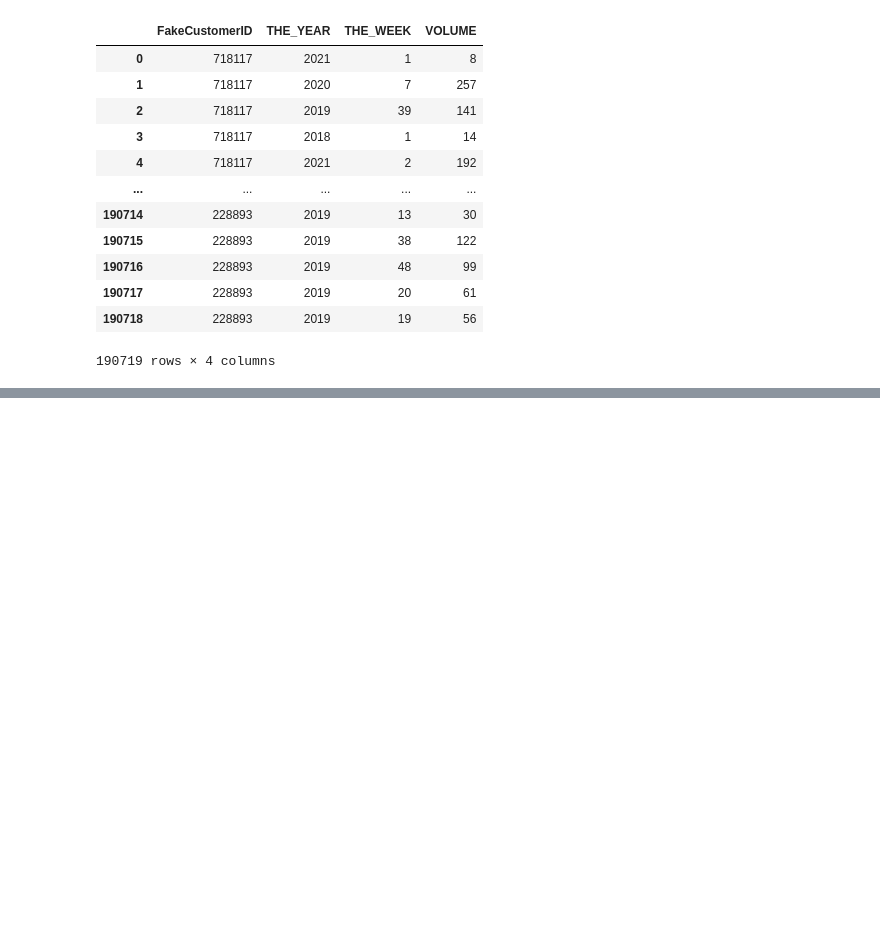
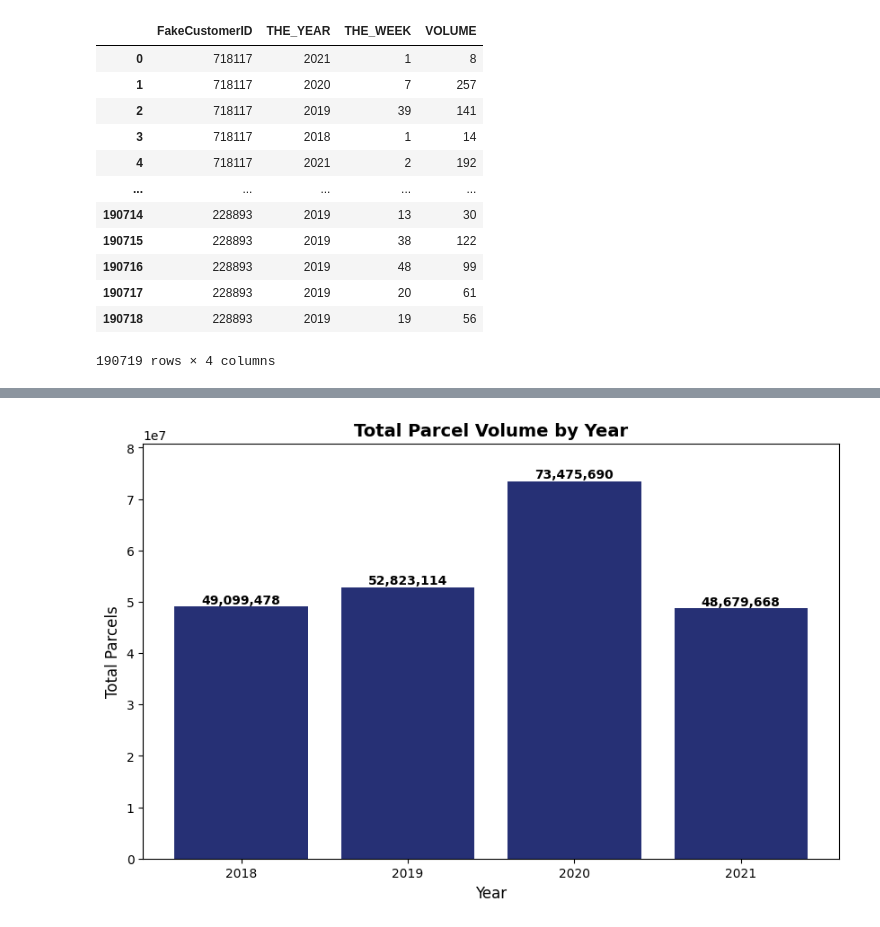
Before and after one commit to luvgadhvi/parcel-analysis, a Jupyter notebook: Final_Project_Group_2.ipynb, the cells around one changed output, grey strips where cells are left out. Drawn from its saved outputs; the diff is of its cells as text; code cells hidden in the pictures; blank space fills up the shorter version.

```diff
--- a/Final_Project_Group_2.ipynb
+++ b/Final_Project_Group_2.ipynb
@@ -376,0 +70,2 @@ Name: count, dtype: int64
+# %%
+yearly_pivot = parcel_data.pivot_table(values='VOLUME', index='THE_YEAR', aggfunc='sum')
@@ -376,0 +95,31 @@ Name: count, dtype: int64
+# %%
+plt.figure(figsize=(10, 6))
+bars = plt.bar(yearly_pivot.index, yearly_pivot['VOLUME'], color='#000b5d', alpha=0.85)
+
+
+plt.title('Total Parcel Volume by Year', fontsize=14, fontweight='bold')
+plt.xlabel('Year', fontsize=12)
+plt.ylabel('Total Parcels', fontsize=12)
+
+
+y_max = yearly_pivot['VOLUME'].max() * 1.1
+plt.ylim(0, y_max)
+
+plt.xticks(ticks=yearly_pivot.index, labels=yearly_pivot.index, fontsize=10)
+
+
+for bar in bars:
+    plt.text(
+        bar.get_x() + bar.get_width() / 2,
+        bar.get_height(),
+        f"{bar.get_height():,.0f}",
+        ha='center',
+        va='bottom',
+        fontsize=10,
+        fontweight='bold',
+        color='black'
+    )
+
+plt.show()
+# %% [output]
+[figure, added]
```
Also changed, not shown: parts of 40 cells of this notebook, 1 other file.
